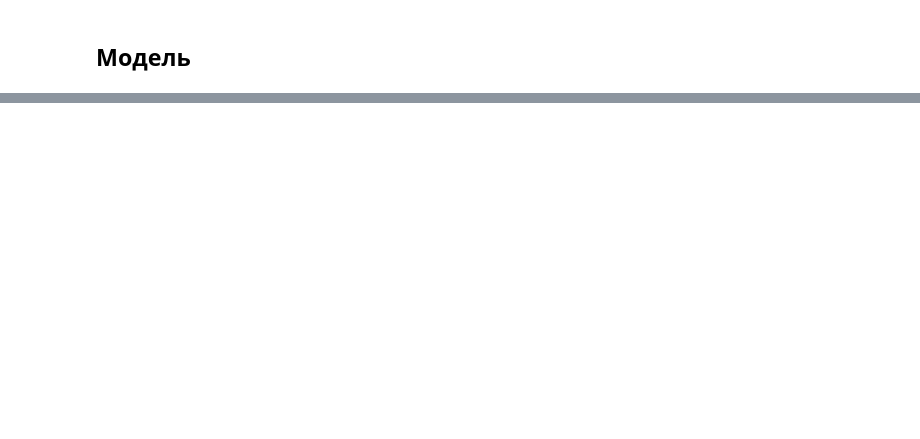
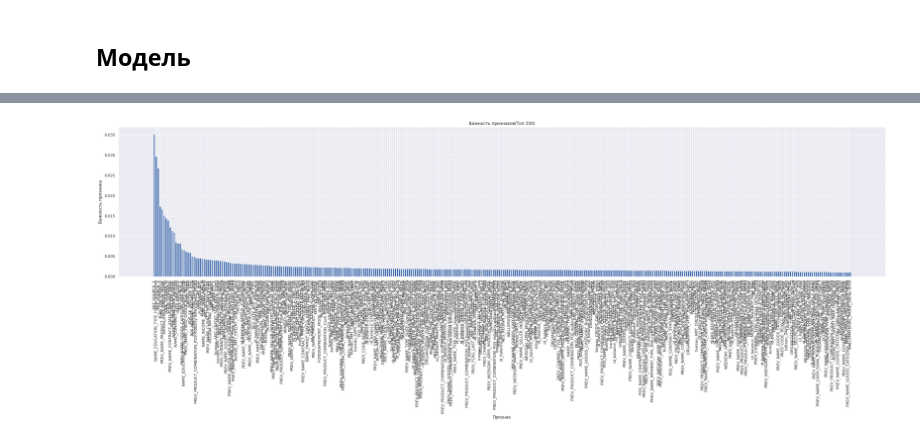
Before and after one commit to artakhm/HomeCredit, a Jupyter notebook: home_credit.ipynb, the cells around one changed output, grey strips where cells are left out. Saved outputs shown, nothing was run; the diff lists cells and outputs as text; code cells hidden in the pictures; blank space fills up the shorter version.

```diff
--- a/home_credit.ipynb
+++ b/home_credit.ipynb
@@ -178,0 +82,2 @@ roc_auc_score: 0.7789197239076262
+# %%
+feat_imp = pd.read_csv('/content/drive/My Drive/HomeCredit/feat_imps.csv')
@@ -179 +89,12 @@ roc_auc_score: 0.7789197239076262
+# %%
+plt.figure(figsize=(40, 8))
+plt.xlabel('Признак')
+plt.ylabel('Важность признака')
+plt.title('Важность признаков(Топ 350)')
+plt.bar(feat_imp['Unnamed: 0'][:350],feat_imp['0'][:350])
+plt.xticks(rotation=90)
+# plt.savefig('feature_importances_100')
+plt.show()
+# %% [output]
+[figure, added]
 # %%
```
Also changed, not shown: parts of 43 cells of this notebook.
